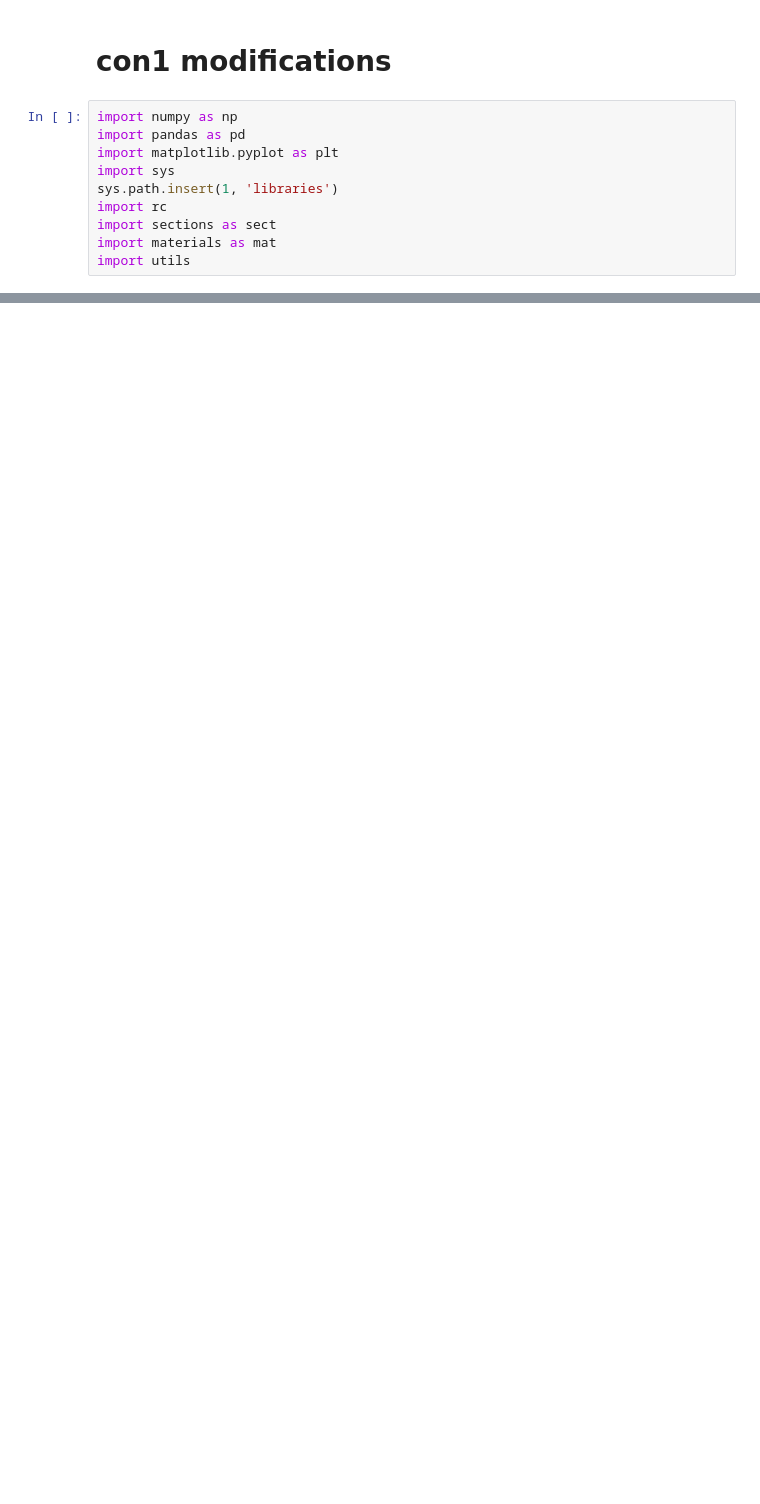
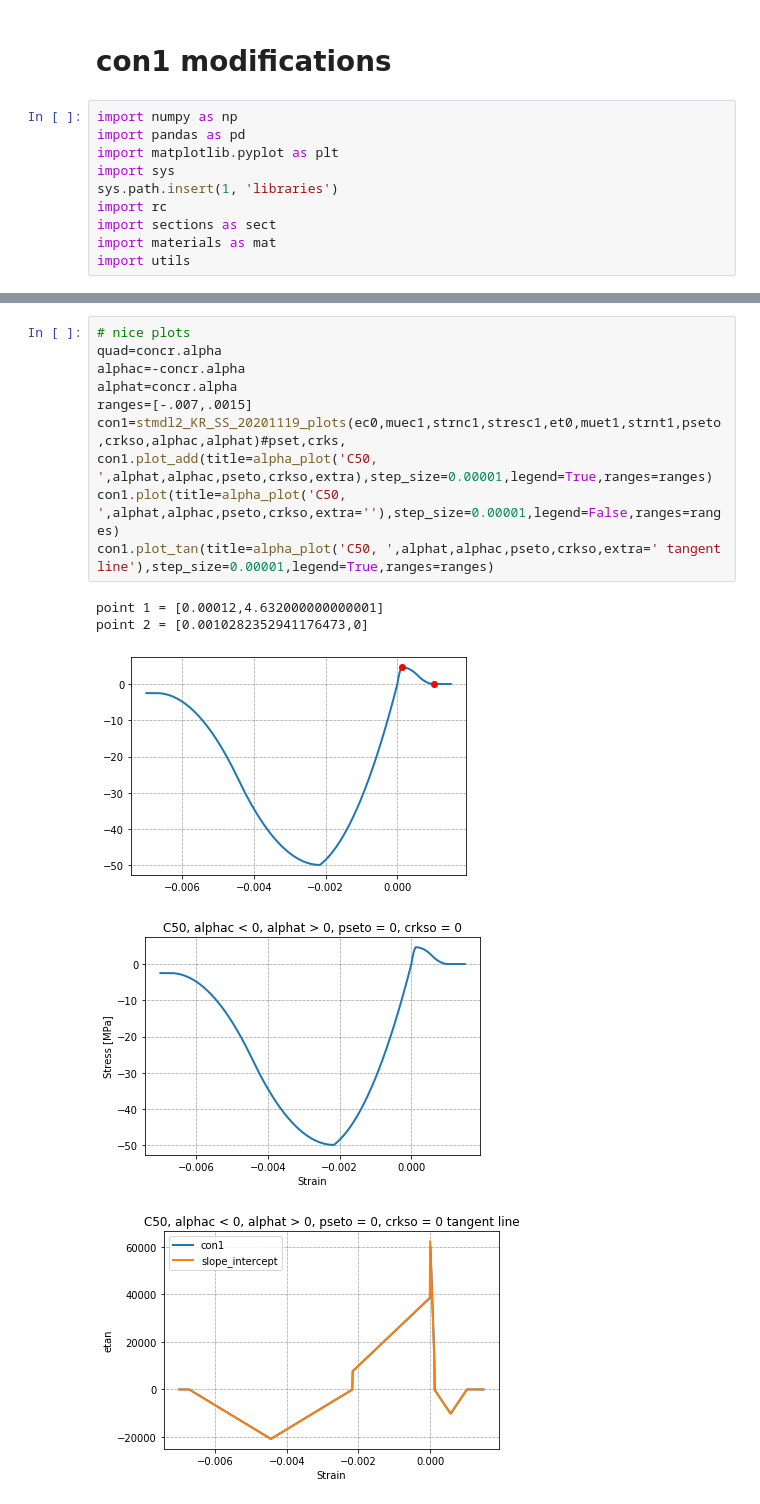
Before and after one commit to riedelx/PyFEA, a Jupyter notebook: con1_modifications.ipynb, the cells around one changed output, grey strips where cells are left out. Saved outputs shown, nothing was run; the diff lists cells and outputs as text; blank space fills up the shorter version.

```diff
--- a/con1_modifications.ipynb
+++ b/con1_modifications.ipynb
@@ -278,0 +625,16 @@ class stmdl2_KR:
+# %%
+# nice plots
+quad=concr.alpha
+alphac=-concr.alpha
+alphat=concr.alpha
+ranges=[-.007,.0015]
+con1=stmdl2_KR_SS_20201119_plots(ec0,muec1,strnc1,stresc1,et0,muet1,strnt1,pseto,crkso,alphac,alphat)#pset,crks,
+con1.plot_add(title=alpha_plot('C50, ',alphat,alphac,pseto,crkso,extra),step_size=0.00001,legend=True,ranges=ranges)
+con1.plot(title=alpha_plot('C50, ',alphat,alphac,pseto,crkso,extra=''),step_size=0.00001,legend=False,ranges=ranges)
+con1.plot_tan(title=alpha_plot('C50, ',alphat,alphac,pseto,crkso,extra=' tangent line'),step_size=0.00001,legend=True,ranges=ranges)
+# %% [output]
+point 1 = [0.00012,4.632000000000001]
+point 2 = [0.0010282352941176473,0]
+[figure, added]
+[figure, added]
+[figure, added]
```
Also changed, not shown: parts of 16 cells of this notebook.
